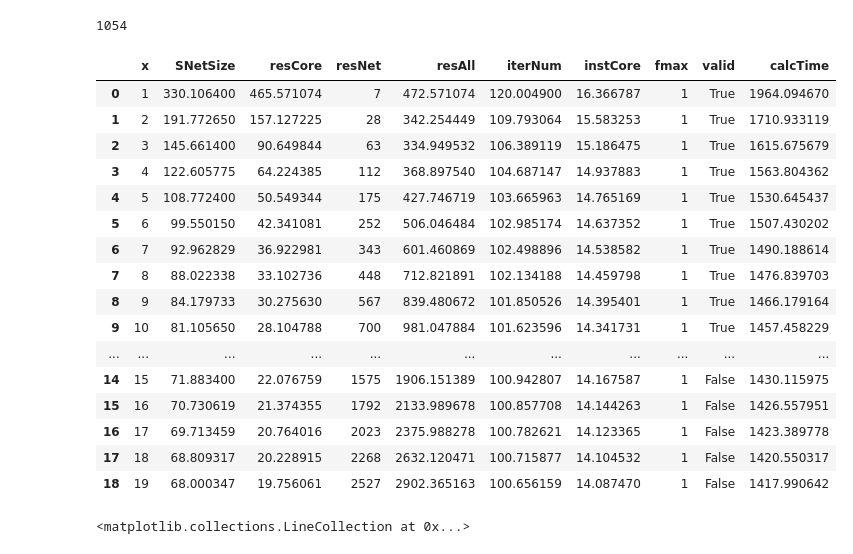
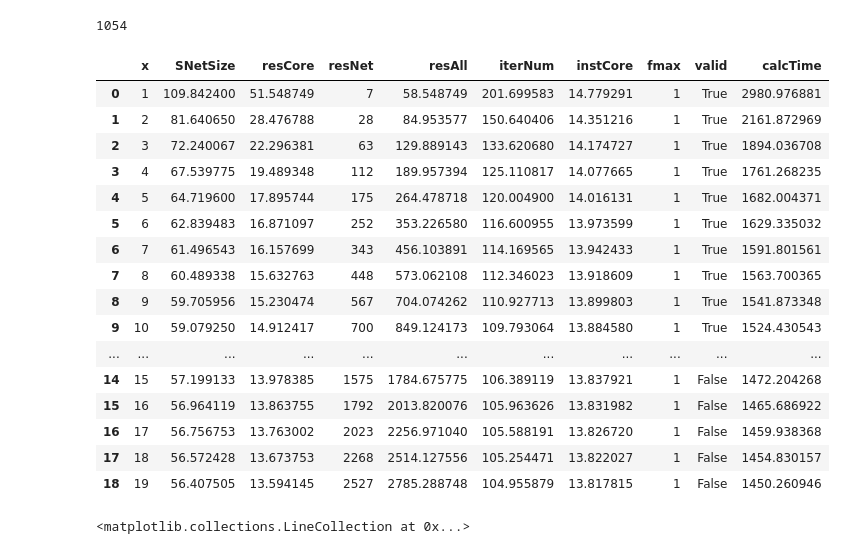
Before and after one commit to Mojashi/profile-HDAstar, a Jupyter notebook: optimize.ipynb, the cells around one changed output. Drawn from its saved outputs; the diff is of its cells as text; code cells hidden in the pictures.

```diff
--- a/optimize.ipynb
+++ b/optimize.ipynb
@@ -10,13 +10,15 @@ class Model:
     height: int
     neighborNum: int
     obstacleNum: float
+    fvary: bool
 
-    def __init__(self, processNum, width, height, neighborNum, obstacleNum) -> None:
+    def __init__(self, processNum, width, height, neighborNum, obstacleNum, fvary = False) -> None:
         self.processNum = processNum
         self.width = width
         self.height = height
         self.neighborNum = neighborNum
         self.obstacleNum = obstacleNum
+        self.fvary = fvary
 
     def sortingNetworkSize(self):
         return (2.367124*self.width + 0.950211*self.height - 0.055066*self.obstacleNum)/self.processNum\
@@ -51,9 +53,11 @@ class Model:
 
 
     def fmax(self):
-        constant = 1
-        return 1
-        return constant / (self.resourceAll() / self.resourceDevice)
+        if self.fvary:
+            constant = 1
+            return constant / (self.resourceAll() / self.resourceDevice)
+        else:
+            return 1
 
         # =C4*Rdevice/(C1/processNum + processNum^2 * C2) * C3
 
@@ -71,48 +75,48 @@ class Model:
 # %%
 %matplotlib widget
 
 from matplotlib import pyplot as plt
 import pandas as pd
 
 width = 100
 height = 100
 neighborNum = 8
-obstacleNum = 1000
+obstacleNum = 5000
 
 xs = list(range(1, 20))
 rows = []
 for x in xs:
     m = Model(processNum=x, width=width, height=height,
               neighborNum=neighborNum, obstacleNum=obstacleNum)
     rows.append([x, m.sortingNetworkSize(), m.resourceCore(), m.resourceNetwork(), m.resourceAll(), m.iterNum(), m.instCore(), m.fmax(), m.isValid(), m.calcTime()])
 
 df = pd.DataFrame(rows, columns=["x","SNetSize","resCore","resNet","resAll","iterNum","instCore","fmax","valid","calcTime"])
 
 print(8 * 128^2 * 10 + 8^2)
 display(df)
 fig = plt.figure()
 ax = fig.add_subplot(111)
 ax.plot(df['x'], df['calcTime'])
 ax.plot(df['x'], df['resAll'])
 ax.hlines((8 * 128^2 * 10 + 8^2),0,20,color="orange", linestyles='dashed')
 # %% [output]
 1054
 |  | x | SNetSize | resCore | resNet | resAll | iterNum | instCore | fmax | valid | calcTime |
-| 0 | 1 | 330.106400 | 465.571074 | 7 | 472.571074 | 120.004900 | 16.366787 | 1 | True | 1964.094670 |
-| 1 | 2 | 191.772650 | 157.127225 | 28 | 342.254449 | 109.793064 | 15.583253 | 1 | True | 1710.933119 |
-| 2 | 3 | 145.661400 | 90.649844 | 63 | 334.949532 | 106.389119 | 15.186475 | 1 | True | 1615.675679 |
-| 3 | 4 | 122.605775 | 64.224385 | 112 | 368.897540 | 104.687147 | 14.937883 | 1 | True | 1563.804362 |
-| 4 | 5 | 108.772400 | 50.549344 | 175 | 427.746719 | 103.665963 | 14.765169 | 1 | True | 1530.645437 |
-| 5 | 6 | 99.550150 | 42.341081 | 252 | 506.046484 | 102.985174 | 14.637352 | 1 | True | 1507.430202 |
-| 6 | 7 | 92.962829 | 36.922981 | 343 | 601.460869 | 102.498896 | 14.538582 | 1 | True | 1490.188614 |
-| 7 | 8 | 88.022338 | 33.102736 | 448 | 712.821891 | 102.134188 | 14.459798 | 1 | True | 1476.839703 |
-| 8 | 9 | 84.179733 | 30.275630 | 567 | 839.480672 | 101.850526 | 14.395401 | 1 | True | 1466.179164 |
-| 9 | 10 | 81.105650 | 28.104788 | 700 | 981.047884 | 101.623596 | 14.341731 | 1 | True | 1457.458229 |
+| 0 | 1 | 109.842400 | 51.548749 | 7 | 58.548749 | 201.699583 | 14.779291 | 1 | True | 2980.976881 |
+| 1 | 2 | 81.640650 | 28.476788 | 28 | 84.953577 | 150.640406 | 14.351216 | 1 | True | 2161.872969 |
+| 2 | 3 | 72.240067 | 22.296381 | 63 | 129.889143 | 133.620680 | 14.174727 | 1 | True | 1894.036708 |
+| 3 | 4 | 67.539775 | 19.489348 | 112 | 189.957394 | 125.110817 | 14.077665 | 1 | True | 1761.268235 |
+| 4 | 5 | 64.719600 | 17.895744 | 175 | 264.478718 | 120.004900 | 14.016131 | 1 | True | 1682.004371 |
+| 5 | 6 | 62.839483 | 16.871097 | 252 | 353.226580 | 116.600955 | 13.973599 | 1 | True | 1629.335032 |
+| 6 | 7 | 61.496543 | 16.157699 | 343 | 456.103891 | 114.169565 | 13.942433 | 1 | True | 1591.801561 |
+| 7 | 8 | 60.489338 | 15.632763 | 448 | 573.062108 | 112.346023 | 13.918609 | 1 | True | 1563.700365 |
+| 8 | 9 | 59.705956 | 15.230474 | 567 | 704.074262 | 110.927713 | 13.899803 | 1 | True | 1541.873348 |
+| 9 | 10 | 59.079250 | 14.912417 | 700 | 849.124173 | 109.793064 | 13.884580 | 1 | True | 1524.430543 |
 | ... | ... | ... | ... | ... | ... | ... | ... | ... | ... | ... |
-| 14 | 15 | 71.883400 | 22.076759 | 1575 | 1906.151389 | 100.942807 | 14.167587 | 1 | False | 1430.115975 |
-| 15 | 16 | 70.730619 | 21.374355 | 1792 | 2133.989678 | 100.857708 | 14.144263 | 1 | False | 1426.557951 |
-| 16 | 17 | 69.713459 | 20.764016 | 2023 | 2375.988278 | 100.782621 | 14.123365 | 1 | False | 1423.389778 |
-| 17 | 18 | 68.809317 | 20.228915 | 2268 | 2632.120471 | 100.715877 | 14.104532 | 1 | False | 1420.550317 |
-| 18 | 19 | 68.000347 | 19.756061 | 2527 | 2902.365163 | 100.656159 | 14.087470 | 1 | False | 1417.990642 |
+| 14 | 15 | 57.199133 | 13.978385 | 1575 | 1784.675775 | 106.389119 | 13.837921 | 1 | False | 1472.204268 |
+| 15 | 16 | 56.964119 | 13.863755 | 1792 | 2013.820076 | 105.963626 | 13.831982 | 1 | False | 1465.686922 |
+| 16 | 17 | 56.756753 | 13.763002 | 2023 | 2256.971040 | 105.588191 | 13.826720 | 1 | False | 1459.938368 |
+| 17 | 18 | 56.572428 | 13.673753 | 2268 | 2514.127556 | 105.254471 | 13.822027 | 1 | False | 1454.830157 |
+| 18 | 19 | 56.407505 | 13.594145 | 2527 | 2785.288748 | 104.955879 | 13.817815 | 1 | False | 1450.260946 |
 <matplotlib.collections.LineCollection at 0x...>
 [interactive output not drawn]
```
Also changed, not shown: parts of 2 cells of this notebook, 1 other file.
